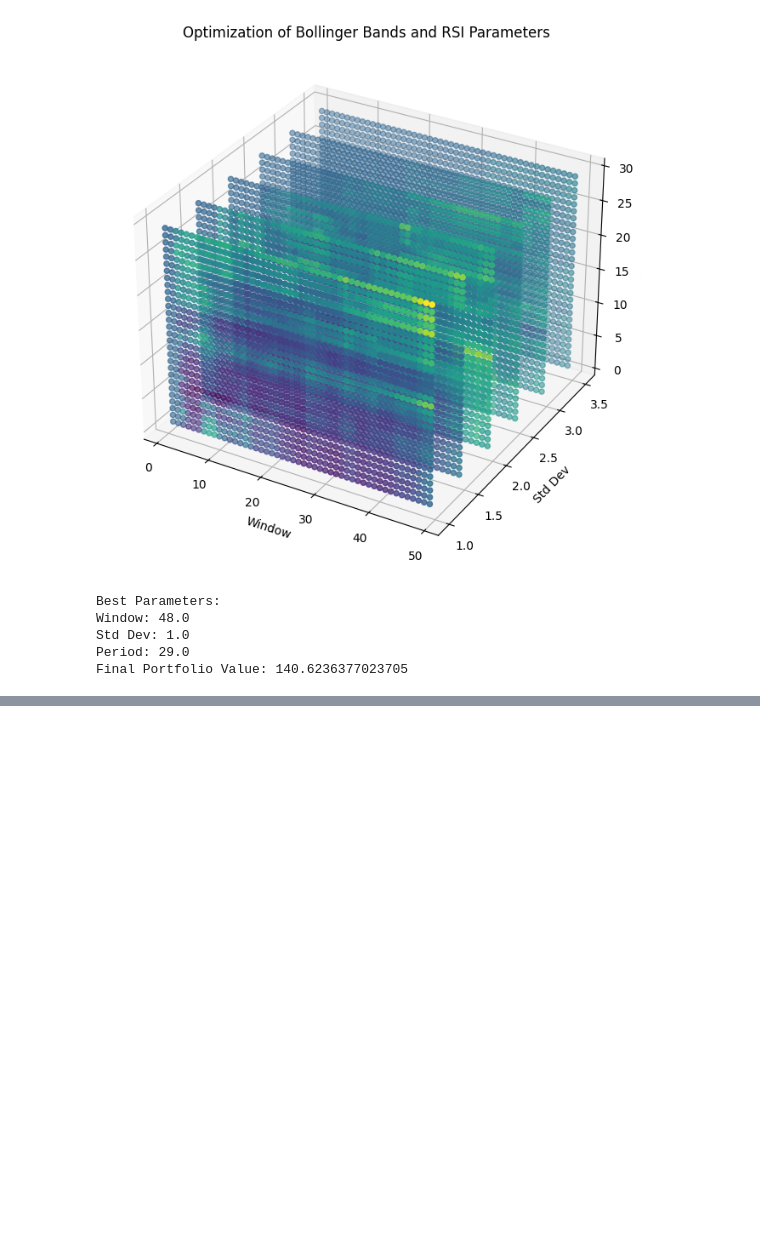
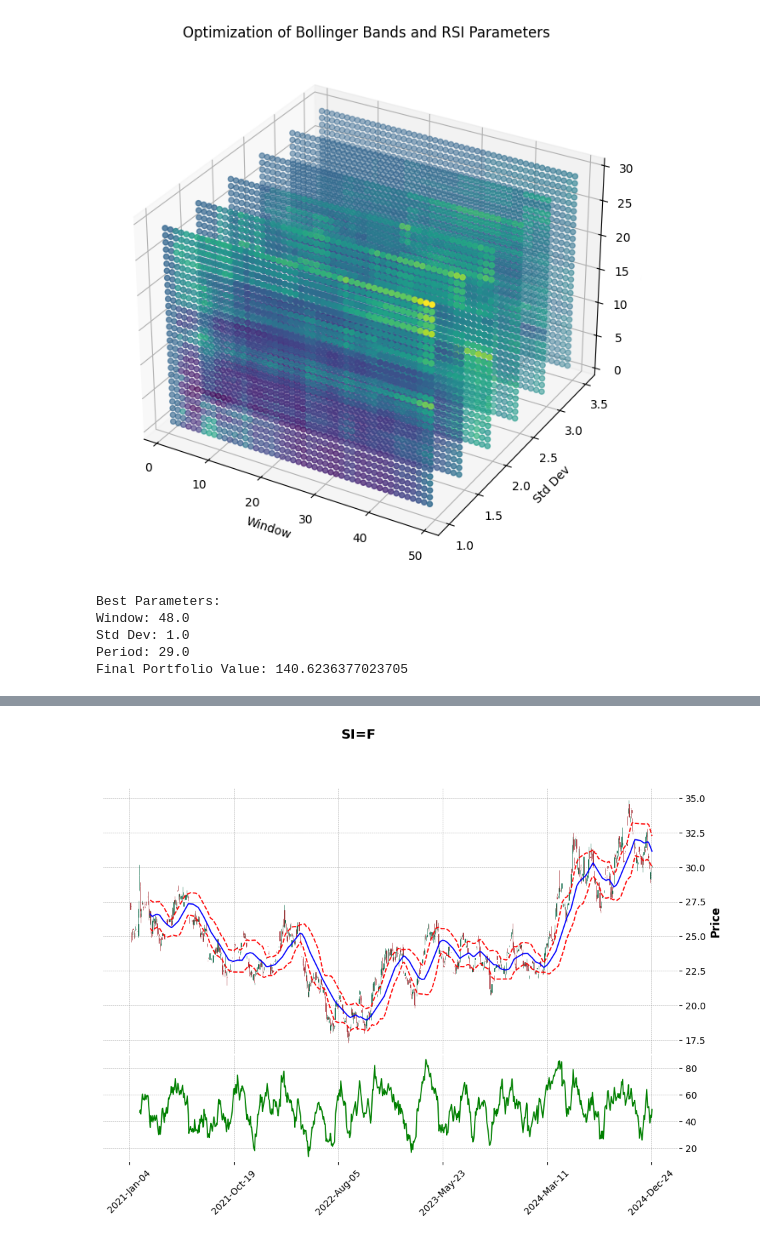
Before and after one commit to kridtapon/BandRSI-Momentum, a Jupyter notebook: BandRSI_Momentum.ipynb, the cells around one changed output, grey strips where cells are left out. Drawn from its saved outputs; the diff is of its cells as text; code cells hidden in the pictures; blank space fills up the shorter version.

```diff
--- a/BandRSI_Momentum.ipynb
+++ b/BandRSI_Momentum.ipynb
@@ -47,7 +47,7 @@ def calculate_rsi(df, period=14):
     return df
 
 # Define the stock symbol and time period
-symbol = 'INTC'
+symbol = 'SI=F'
 start_date = '2014-01-01'
 end_date = '2024-12-27'
 
@@ -57,14 +57,12 @@ df.columns = ['Adj Close', 'Close', 'High', 'Low', 'Open', 'Volume']
 df.ffill(inplace=True)
 
 # Calculate Bollinger Bands and RSI
-df = calculate_bollinger_bands(df, window=48, std_dev=1)
-df = calculate_rsi(df, period=29)
+df = calculate_bollinger_bands(df, window=41, std_dev=1)
+df = calculate_rsi(df, period=21)
 
 # Define entry and exit signals
 df['Buy_Signal'] = (df['Close'] < df['Lower_Band']) & (df['RSI'] < 30)
-df['Sell_Signal'] = (df['Close'] > df['Upper_Band']) & (df['RSI'] > 70)
-df['Exit_Buy'] = (df['Close'] > df['Mean'])  # Exit long when price returns to the mean
-df['Exit_Sell'] = (df['Close'] < df['Mean'])  # Exit short when price returns to the mean
+df['Exit_Buy'] = (df['Close'] > df['Mean'])
 
 # Convert signals to boolean arrays
 entries = df['Buy_Signal'].to_numpy()
@@ -243,0 +253,59 @@ Final Portfolio Value: 140.6236377023705
+# %%
+import numpy as np
+import pandas as pd
+import yfinance as yf
+import mplfinance as mpf
+
+# Function to calculate Bollinger Bands
+def calculate_bollinger_bands(df, window=20, std_dev=2):
+    """Calculate Bollinger Bands."""
+    df['Mean'] = df['Close'].rolling(window=window).mean()
+    df['Std'] = df['Close'].rolling(window=window).std()
+    df['Upper_Band'] = df['Mean'] + (std_dev * df['Std'])
+    df['Lower_Band'] = df['Mean'] - (std_dev * df['Std'])
+    return df
+
+# Function to calculate RSI
+def calculate_rsi(df, period=14):
+    """Calculate Relative Strength Index (RSI)."""
+    delta = df['Close'].diff()
+    gain = (delta.where(delta > 0, 0)).rolling(window=period).mean()
+    loss = (-delta.where(delta < 0, 0)).rolling(window=period).mean()
+    rs = gain / loss
+    df['RSI'] = 100 - (100 / (1 + rs))
+    return df
+
+# Define the stock symbol and time period
+symbol = 'SI=F'
+start_date = '2021-01-01'
+end_date = '2024-12-27'
+
+# Download the data
+df = yf.download(symbol, start=start_date, end=end_date)
+df.columns = ['Adj Close', 'Close', 'High', 'Low', 'Open', 'Volume']
+df.ffill(inplace=True)
+
+# Calculate Bollinger Bands and RSI
+df = calculate_bollinger_bands(df, window=41, std_dev=1)
+df = calculate_rsi(df, period=21)
+
+# Define entry and exit signals
+df['Buy_Signal'] = (df['Close'] < df['Lower_Band']) & (df['RSI'] < 30)
+df['Exit_Buy'] = (df['Close'] > df['Mean'])
+
+# Create Buy and Exit signal markers
+buy_signals = df[df['Buy_Signal']]
+exit_signals = df[df['Exit_Buy']]
+
+# Prepare data for candlestick chart
+apds = [
+    mpf.make_addplot(df['Upper_Band'], color='red', linestyle='--'),
+    mpf.make_addplot(df['Lower_Band'], color='red', linestyle='--'),
+    mpf.make_addplot(df['Mean'], color='blue'),
+    mpf.make_addplot(df['RSI'], panel=1, color='green', secondary_y=False)
+]
+
+# Plotting the candlestick chart
+mpf.plot(df, type='candle', addplot=apds, figsize=(12,8), title=symbol,
+         ylabel='Price', ylabel_lower='RSI', style='charles')
+# %% [output]
@@ -243,0 +328 @@ Final Portfolio Value: 140.6236377023705
+[figure, added]
```
Also changed, not shown: parts of 3 cells of this notebook.
